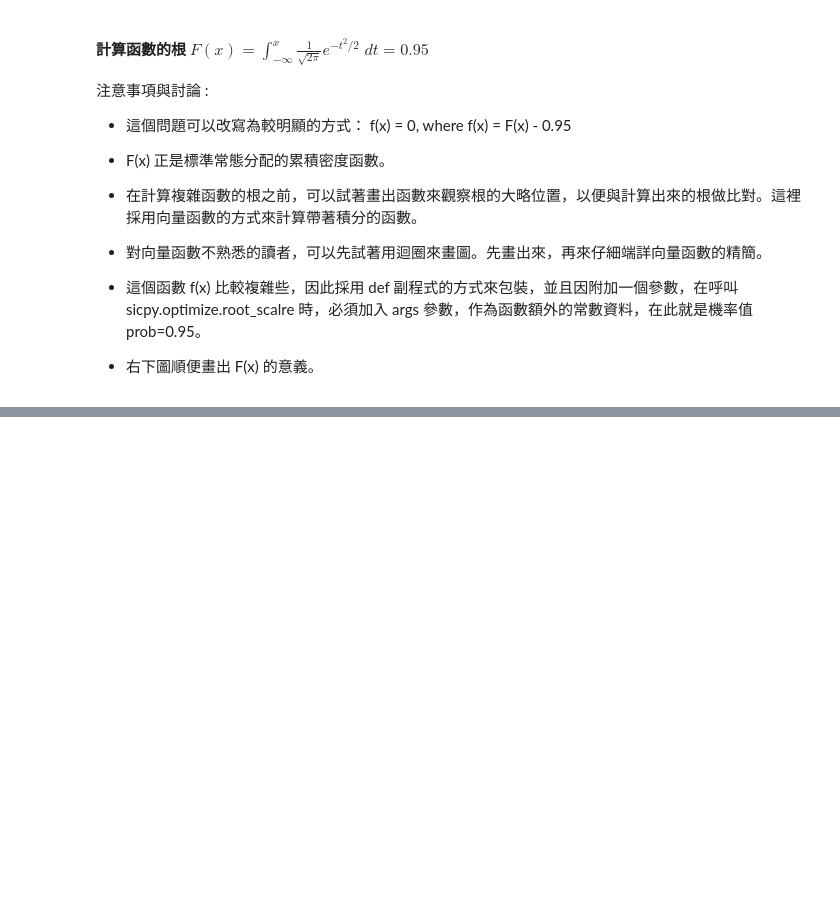
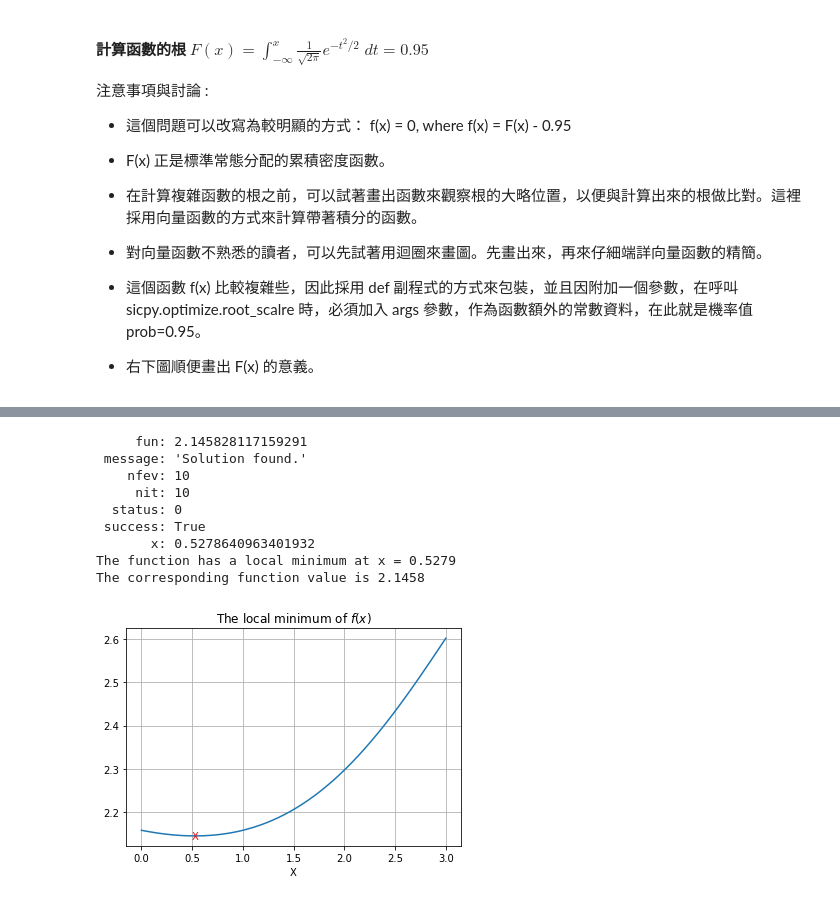
Before and after one commit to Simmonslin/PyStatistics, a Jupyter notebook: class1128.ipynb, the cells around one changed output, grey strips where cells are left out. Drawn from its saved outputs; the diff is of its cells as text; code cells hidden in the pictures; blank space fills up the shorter version.

```diff
--- a/class1128.ipynb
+++ b/class1128.ipynb
@@ -180,0 +290,34 @@ Text(1.6448536269516438, 0.95, 'X')
+# %%
+import numpy as np
+import scipy.optimize as opt
+import matplotlib.pyplot as plt
+
+# draw the graph
+
+arc = lambda x : np.arctan(5/x) + np.arctan(2/(3-x))
+x = np.linspace(0, 3, 1000)
+plt.plot(x, arc(x))
+plt.xlabel('X'), plt.grid(True)
+
+# compute the local minimum
+res = opt.minimize_scalar(arc, bounds=[0,3],method="bounded")
+print(res) # find out the return values
+print('The function has a local minimum at x = {:.4f}'.format(res.x))
+print('The corresponding function value is {:.4f}'.format(res.fun))
+
+plt.text(res.x, res.fun, 'X', color = 'r',
+    horizontalalignment='center',
+    verticalalignment='center')
+plt.title('The local minimum of $f(x)$')
+plt.show()
+# %% [output]
+     fun: 2.145828117159291
+ message: 'Solution found.'
+    nfev: 10
+     nit: 10
+  status: 0
+ success: True
+       x: 0.5278640963401932
+The function has a local minimum at x = 0.5279
+The corresponding function value is 2.1458
+[figure, added]
```
Also changed, not shown: parts of 7 cells of this notebook.
